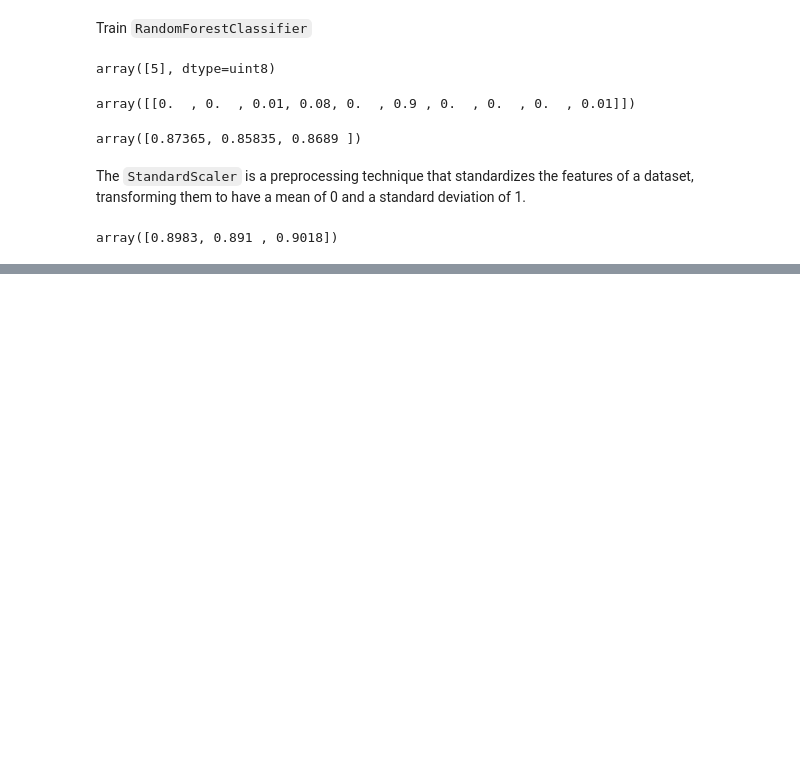
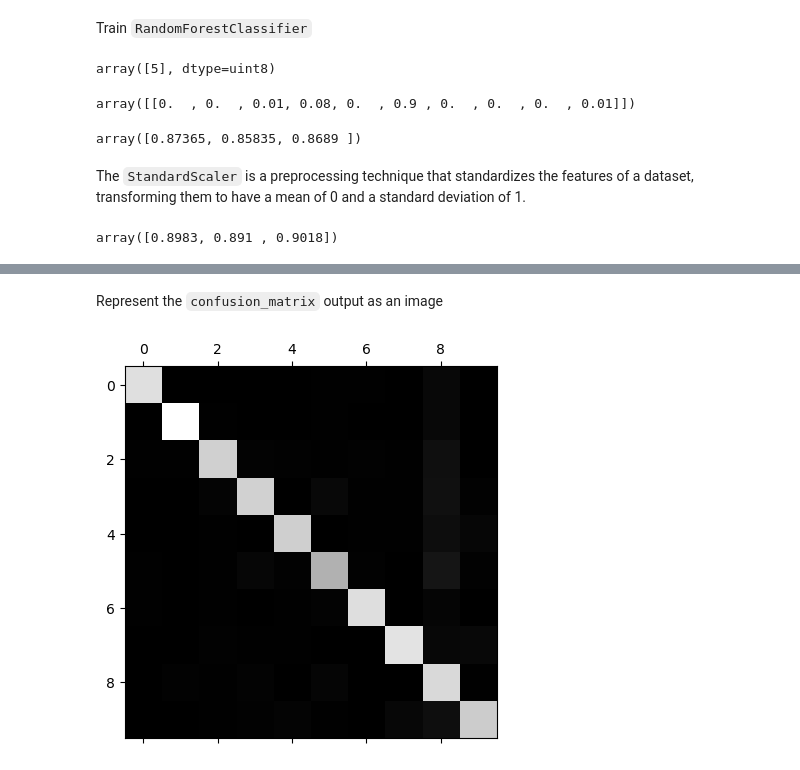
Before and after one commit to Ivan-Grigorev/Hands_On_ML, a Jupyter notebook: chapter_03.ipynb, the cells around one changed output, grey strips where cells are left out. Cells and saved outputs as stored; diff of their text form; code cells hidden in the pictures; blank space fills up the shorter version.

```diff
--- a/chapter_03.ipynb
+++ b/chapter_03.ipynb
@@ -634,0 +637,9 @@ array([0.8983, 0.891 , 0.9018])
+# %%
+y_train_pred = cross_val_predict(
+    sgd_clf,
+    X_train_scaled,
+    y_train,
+    cv=3
+)
+conf_m = confusion_matrix(y_train, y_train_pred)
+conf_m
@@ -634,0 +657,7 @@ array([0.8983, 0.891 , 0.9018])
+# %% [markdown]
+Represent the `confusion_matrix` output as an image
+# %%
+plt.matshow(conf_m, cmap=plt.cm.gray)
+plt.show()
+# %% [output]
+[figure, added]
```
Also changed, not shown: parts of 6 cells of this notebook.
